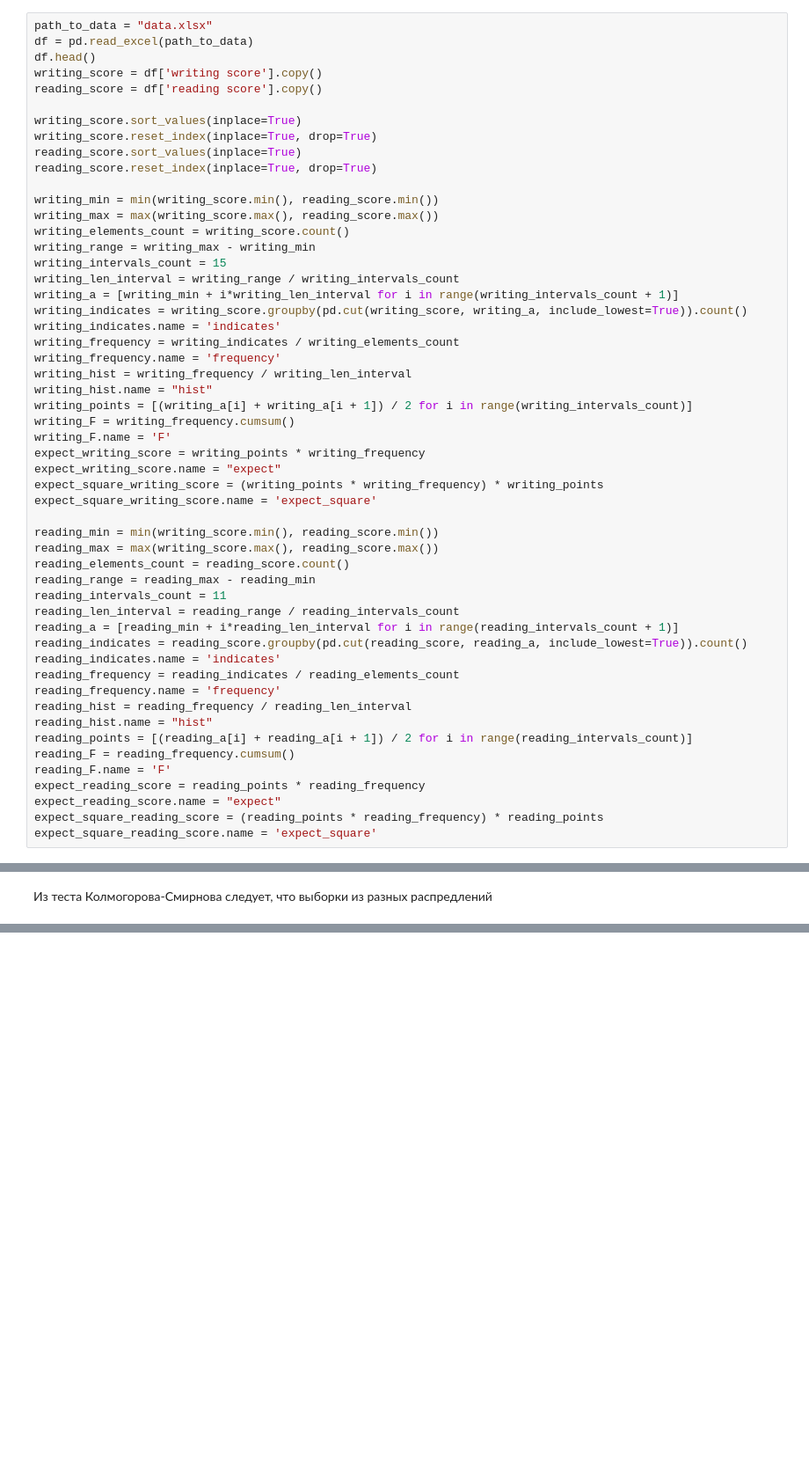
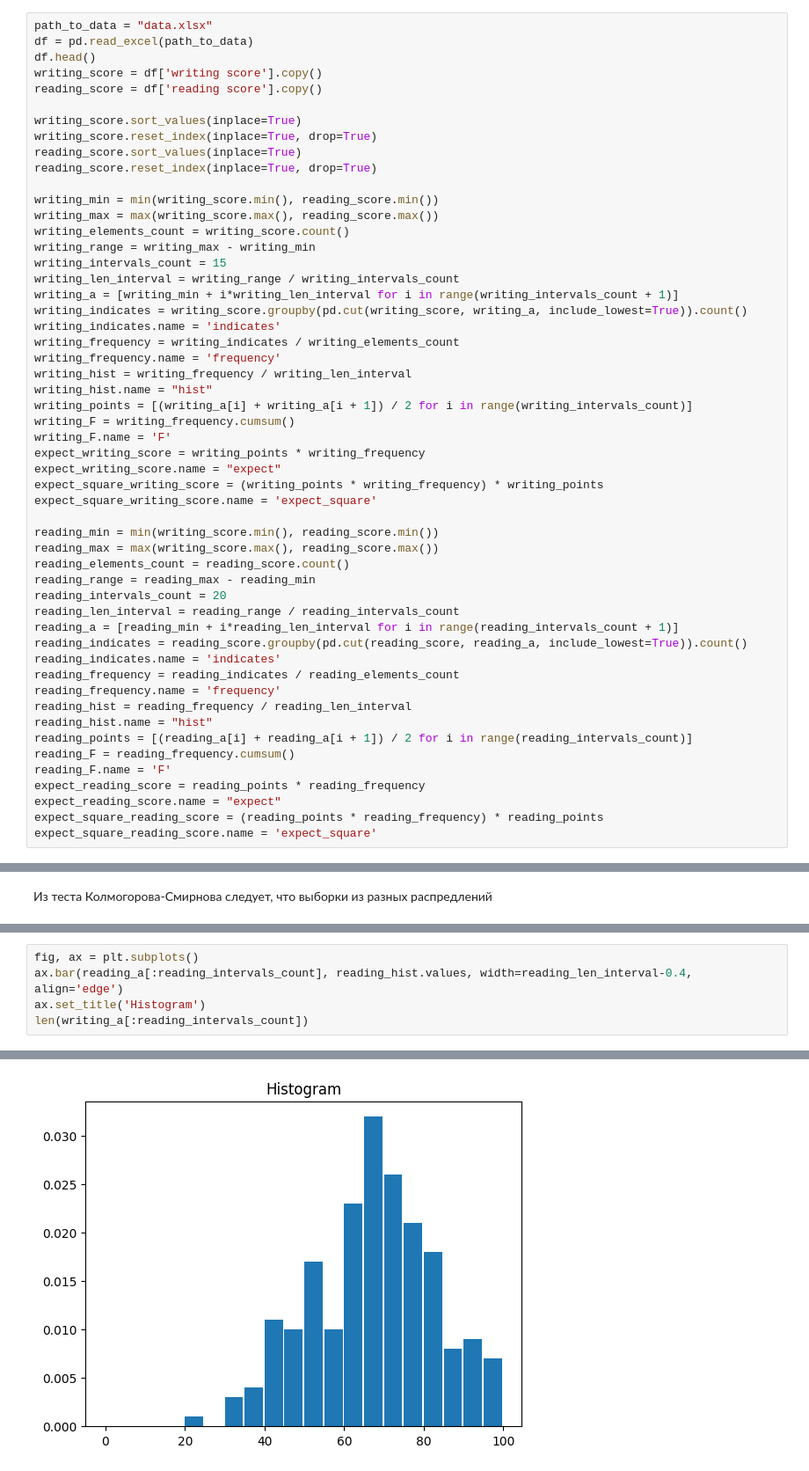
Before and after one commit to KVitaliiy/mathematical_statistic, a Jupyter notebook: lab3-statistical_hypotheses/lab3.ipynb, the cells around one changed output, grey strips where cells are left out. Shown: that part at 88% size. Saved outputs shown, nothing was run; the diff lists cells and outputs as text; blank space fills up the shorter version.

```diff
--- a/lab3-statistical_hypotheses/lab3.ipynb
+++ b/lab3-statistical_hypotheses/lab3.ipynb
@@ -43,7 +43,7 @@ reading_min = min(writing_score.min(), reading_score.min())
 reading_max = max(writing_score.max(), reading_score.max())
 reading_elements_count = reading_score.count()
 reading_range = reading_max - reading_min
-reading_intervals_count = 11
+reading_intervals_count = 20
 reading_len_interval = reading_range / reading_intervals_count
 reading_a = [reading_min + i*reading_len_interval for i in range(reading_intervals_count + 1)]
 reading_indicates = reading_score.groupby(pd.cut(reading_score, reading_a, include_lowest=True)).count()
@@ -99,0 +142,6 @@ Text(0.5, 1.0, 'Sample distribution function')
+# %%
+fig, ax = plt.subplots()
+ax.bar(reading_a[:reading_intervals_count], reading_hist.values, width=reading_len_interval-0.4, align='edge')
+ax.set_title('Histogram')
+len(writing_a[:reading_intervals_count])
+# %% [output]
@@ -99,0 +149 @@ Text(0.5, 1.0, 'Sample distribution function')
+[figure, added]
```
Also changed, not shown: parts of 18 cells of this notebook.
